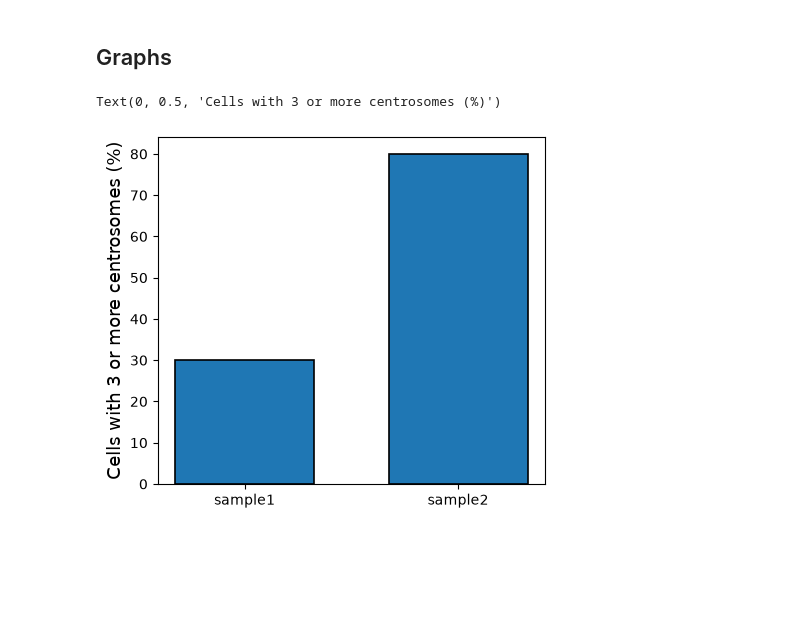
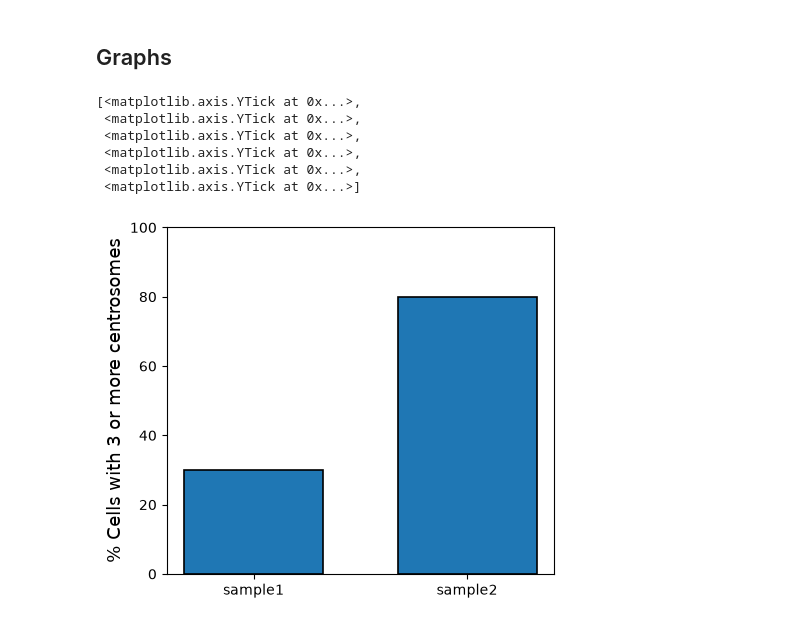
Before and after one commit to Lopatushka/centrosomes_analysis, a Jupyter notebook: notebook.ipynb, the cells around one changed output. Drawn from its saved outputs; the diff is of its cells as text; code cells hidden in the pictures; blank space fills up the shorter version.

Commit message:
plot draft in progress

```diff
--- a/notebook.ipynb
+++ b/notebook.ipynb
@@ -171,18 +171,29 @@ def hist_horizontal(df, stats, output_dir, threshold = 3, param = "centrosomes")
 # %%
 fig, ax = plt.subplots(figsize=(5, 4.5))
 
 ax.bar(
     results["Sample_name"],
     results["Percentage"],
     width=0.65,
     edgecolor="black",
     linewidth=1.2
 )
 
 ax.set_ylabel(
     f"% Cells with {THRESHOLD} or more {PARAMETER}",
     fontsize=13
 )
+
+ax.set_ylim(0, 100)
+ax.set_yticks(range(0, 101, 20))
+
+plt.tight_layout()
+plt.show()
 # %% [output]
-Text(0, 0.5, 'Cells with 3 or more centrosomes (%)')
+[<matplotlib.axis.YTick at 0x...>,
+ <matplotlib.axis.YTick at 0x...>,
+ <matplotlib.axis.YTick at 0x...>,
+ <matplotlib.axis.YTick at 0x...>,
+ <matplotlib.axis.YTick at 0x...>,
+ <matplotlib.axis.YTick at 0x...>]
-[figure, old version]
+[figure, new version]
```
